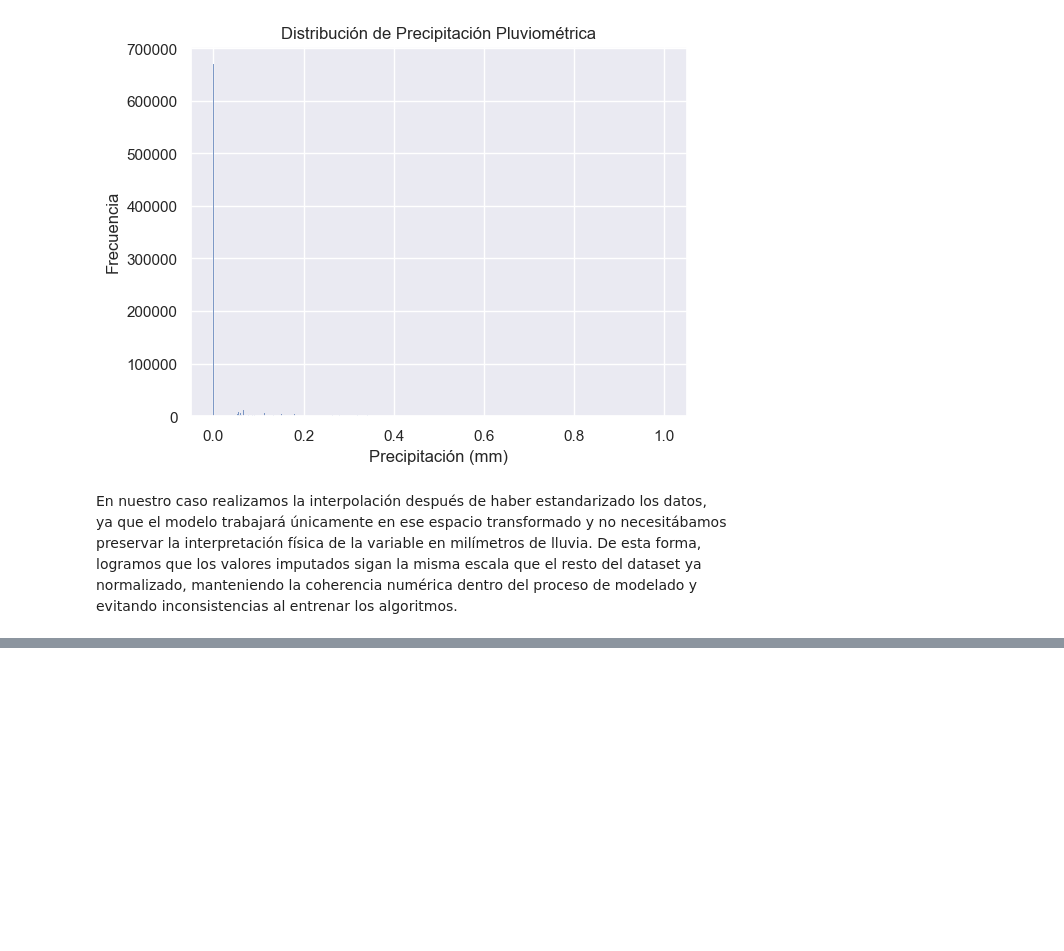
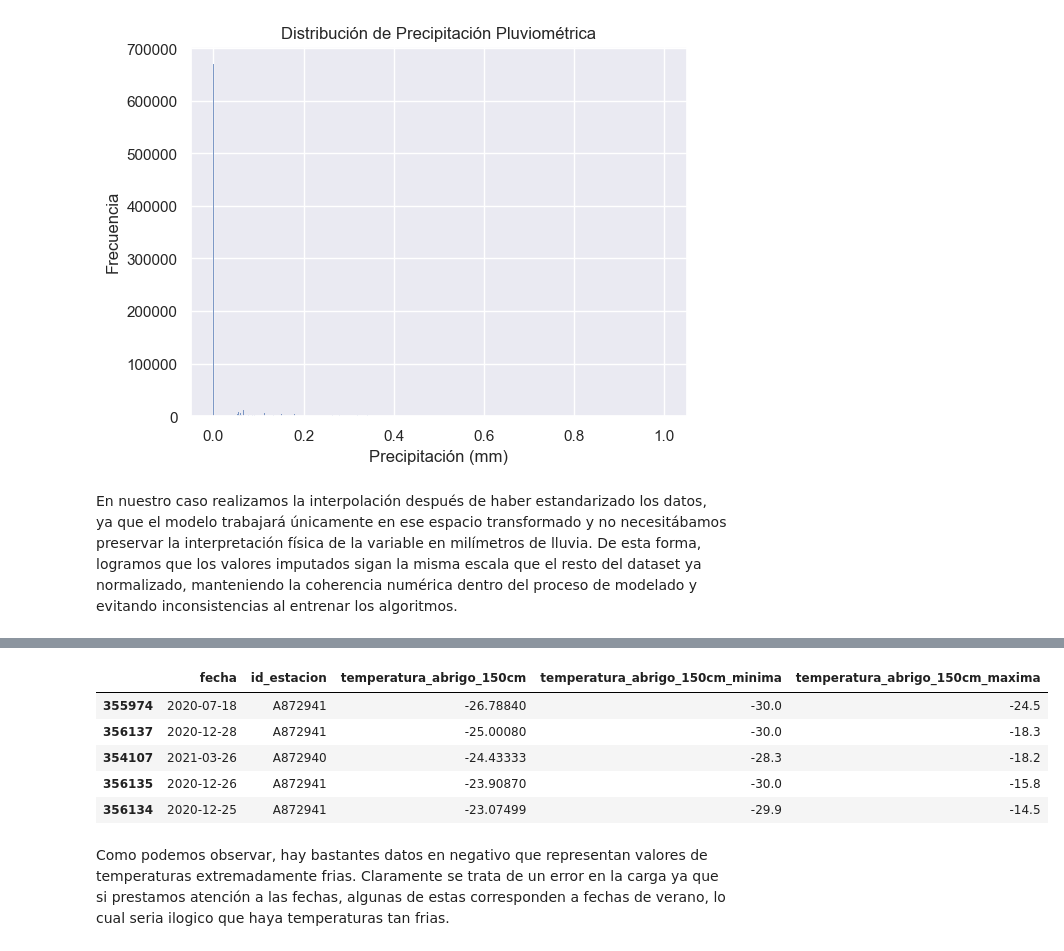
Before and after one commit to IS03/tp-dengue, a Jupyter notebook: EDA/EDA_clima.ipynb, the cells around one changed output, grey strips where cells are left out. Cells and saved outputs as stored; diff of their text form; code cells hidden in the pictures; blank space fills up the shorter version.

```diff
--- a/EDA/EDA_clima.ipynb
+++ b/EDA/EDA_clima.ipynb
@@ -508,0 +438,12 @@ def imputar_por_relacion(df, col1, col2):
+# %%
+df[['fecha', 'id_estacion' ,'temperatura_abrigo_150cm',
+'temperatura_abrigo_150cm_minima', 'temperatura_abrigo_150cm_maxima']].sort_values('temperatura_abrigo_150cm').head()
+# %% [output]
+|  | fecha | id_estacion | temperatura_abrigo_150cm | temperatura_abrigo_150cm_minima | temperatura_abrigo_150cm_maxima |
+| 355974 | 2020-07-18 | A872941 | -26.78840 | -30.0 | -24.5 |
+| 356137 | 2020-12-28 | A872941 | -25.00080 | -30.0 | -18.3 |
+| 354107 | 2021-03-26 | A872940 | -24.43333 | -28.3 | -18.2 |
+| 356135 | 2020-12-26 | A872941 | -23.90870 | -30.0 | -15.8 |
+| 356134 | 2020-12-25 | A872941 | -23.07499 | -29.9 | -14.5 |
+# %% [markdown]
+Como podemos observar, hay bastantes datos en negativo que representan valores de temperaturas extremadamente frias. Claramente se trata de un error en la carga ya que si prestamos atención a las fechas, algunas de estas corresponden a fechas de verano, lo cual seria ilogico que haya temperaturas tan frias.
```
Also changed, not shown: parts of 43 cells of this notebook, 2 other files.
